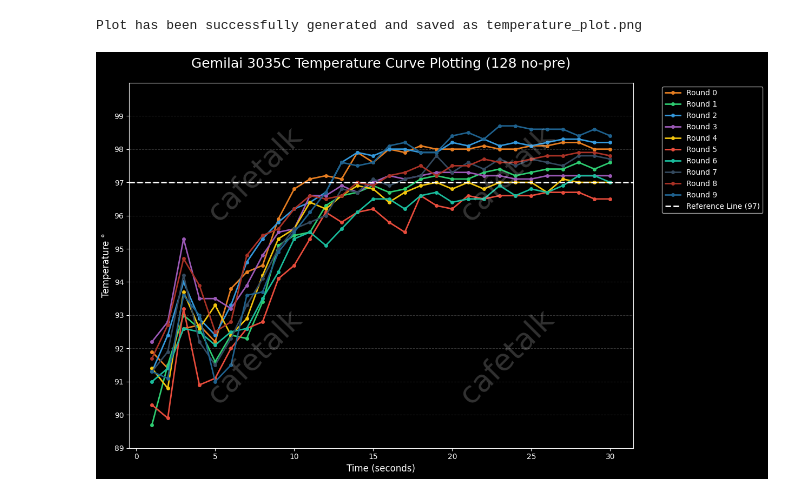
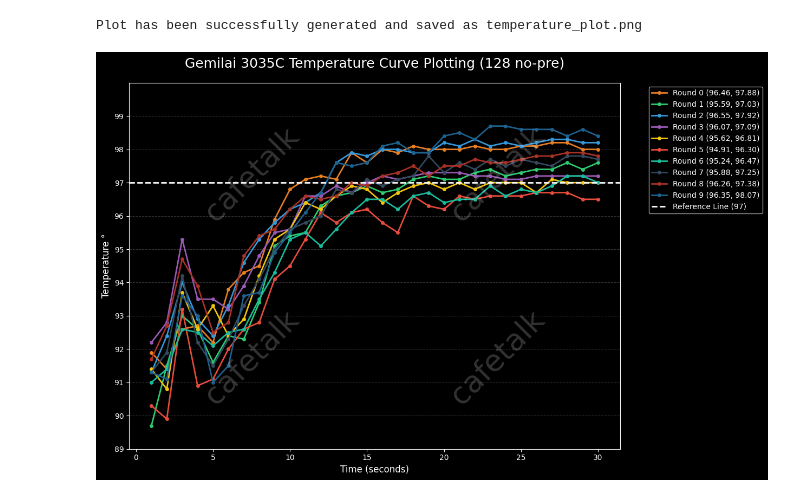
Before and after one commit to cafetalk/coffee_machine_evaluating, a Jupyter notebook: Gemilai3035C/3035C-128_no_pre.ipynb, the cells around one changed output. Cells and saved outputs as stored; diff of their text form; code cells hidden in the pictures.

```diff
--- a/Gemilai3035C/3035C-128_no_pre.ipynb
+++ b/Gemilai3035C/3035C-128_no_pre.ipynb
@@ -76,34 +76,39 @@ ax.grid(axis='y', linestyle='--', alpha=0.2, color='white')
 
 # Plot the 10 data curves with different colors and labels
 for i in range(10):
-    ax.plot(range(1, 31), final_arrays[i], label=f'Round {i}', color=colors[i], marker='o', markersize=4, linewidth=2)
+    # Calculate average values
+    avg_a = np.mean(final_arrays[i])
+    avg_b = np.mean(final_arrays[i][10:30])
+
+    label = f'Round {i} ({avg_a:.2f}, {avg_b:.2f})'
+    ax.plot(range(1, 31), final_arrays[i], label=label, color=colors[i], marker='o', markersize=4, linewidth=2)
 
 # Plot the reference line, making it white and more prominent
 ax.axhline(y=97, color='white', linestyle='--', linewidth=2, label='Reference Line (97)')
 
 # Add a legend to explain the colors
 ax.legend(loc='upper left', bbox_to_anchor=(1.05, 1.0))
 
 # Add the watermark in the four quadrants
 fig_size_inches = fig.get_size_inches()
 x_center = fig_size_inches[0] / 2.0
 y_center = fig_size_inches[1] / 2.0
 ax.text(x_center / fig_size_inches[0] / 2, y_center / fig_size_inches[1] / 2, 'cafetalk',
         transform=ax.transAxes, fontsize=40, color='white', alpha=0.2, ha='center', va='center', rotation=45)
 ax.text(x_center / fig_size_inches[0] * 1.5, y_center / fig_size_inches[1] / 2, 'cafetalk',
         transform=ax.transAxes, fontsize=40, color='white', alpha=0.2, ha='center', va='center', rotation=45)
 ax.text(x_center / fig_size_inches[0] / 2, y_center / fig_size_inches[1] * 1.5, 'cafetalk',
         transform=ax.transAxes, fontsize=40, color='white', alpha=0.2, ha='center', va='center', rotation=45)
 ax.text(x_center / fig_size_inches[0] * 1.5, y_center / fig_size_inches[1] * 1.5, 'cafetalk',
         transform=ax.transAxes, fontsize=40, color='white', alpha=0.2, ha='center', va='center', rotation=45)
 
 # Adjust layout to make room for the legend
 plt.tight_layout(rect=[0, 0, 0.9, 1])
 
 # Save the plot to a file
 plt.savefig('temperature_plot.png', dpi=300)
 
 print("Plot has been successfully generated and saved as temperature_plot.png")
 # %% [output]
 Plot has been successfully generated and saved as temperature_plot.png
-[figure, old version]
+[figure, new version]
```
